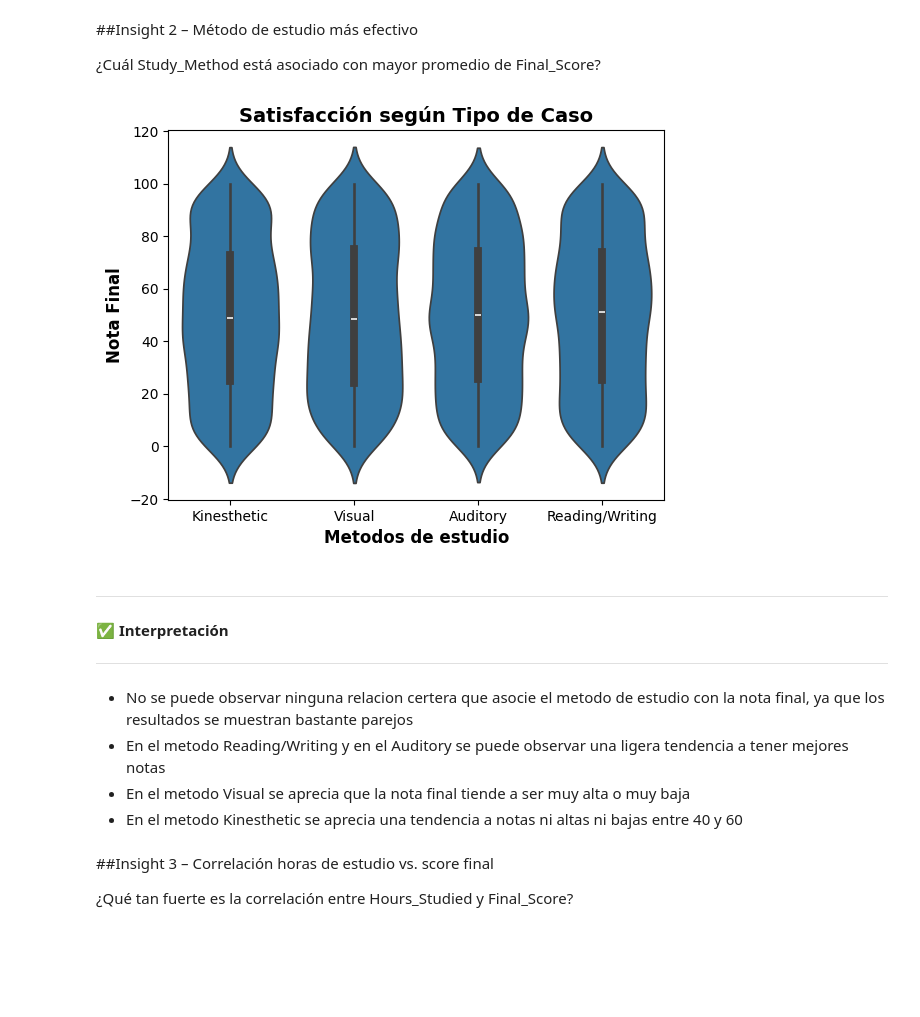
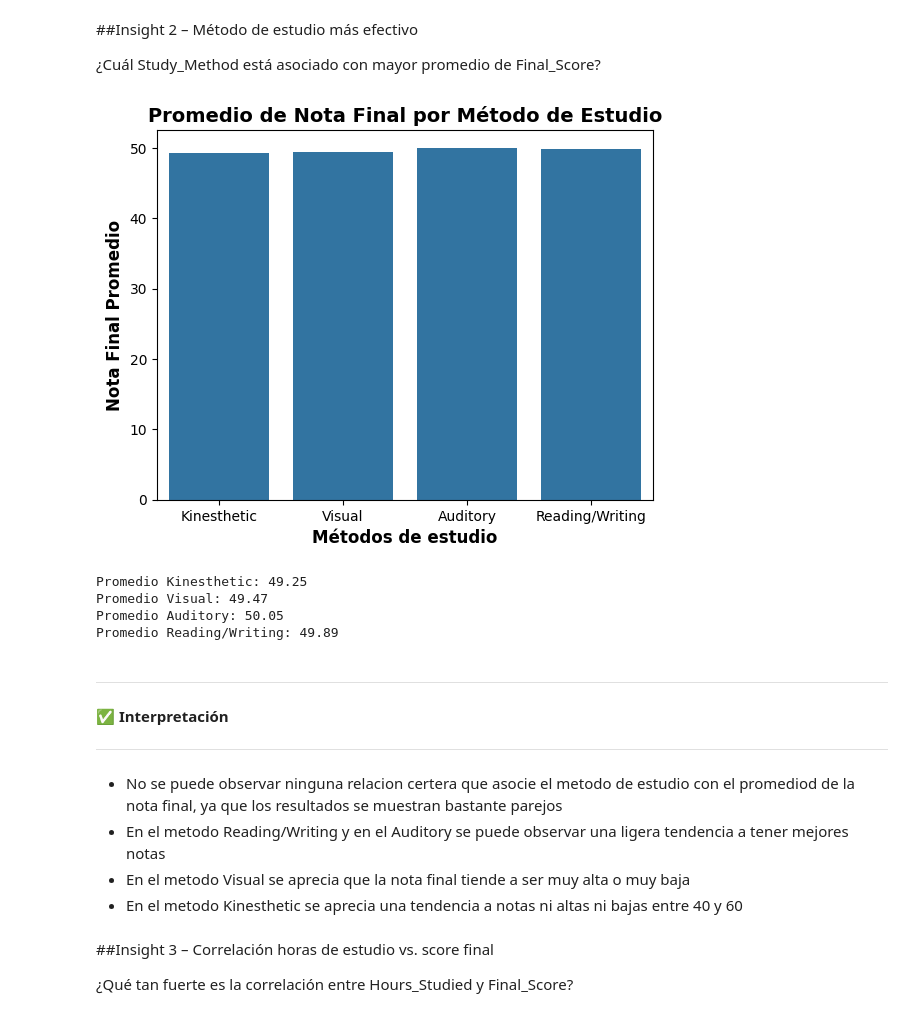
Before and after one commit to kotonitro/Inteligencia_Artificial_UBB, a Jupyter notebook: 620454_Base_Evaluacion_1_AnalisisExploratorio.ipynb, the cells around one changed output. Saved outputs shown, nothing was run; the diff lists cells and outputs as text; code cells hidden in the pictures; blank space fills up the shorter version.

```diff
--- a/620454_Base_Evaluacion_1_AnalisisExploratorio.ipynb
+++ b/620454_Base_Evaluacion_1_AnalisisExploratorio.ipynb
@@ -331,13 +331,25 @@ plt.show()
 
 ¿Cuál Study_Method está asociado con mayor promedio de Final_Score?
 # %%
-sns.violinplot(x='Study_Method', y='Final_Score', data=data_frame)
-plt.title("Satisfacción según Tipo de Caso", fontsize=14, fontweight="bold")
-plt.xlabel("Metodos de estudio", fontsize=12, fontweight="bold")
-plt.ylabel("Nota Final", fontsize=12, fontweight="bold")
+sns.barplot(x='Study_Method', y='Final_Score', data=data_frame, errorbar=None, estimator=np.mean)
+plt.title("Promedio de Nota Final por Método de Estudio", fontsize=14, fontweight="bold")
+plt.xlabel("Métodos de estudio", fontsize=12, fontweight="bold")
+plt.ylabel("Nota Final Promedio", fontsize=12, fontweight="bold")
 plt.show()
+Prom_Kine = data_frame[data_frame.Study_Method == 'Kinesthetic']['Final_Score'].mean()
+Prom_Visual =data_frame[data_frame.Study_Method == 'Visual']['Final_Score'].mean()
+Prom_Audi = data_frame[data_frame.Study_Method == 'Auditory']['Final_Score'].mean()
+Prom_Read =data_frame[data_frame.Study_Method == 'Reading/Writing']['Final_Score'].mean()
+print(f"Promedio Kinesthetic: {Prom_Kine:.2f}")
+print(f"Promedio Visual: {Prom_Visual:.2f}")
+print(f"Promedio Auditory: {Prom_Audi:.2f}")
+print(f"Promedio Reading/Writing: {Prom_Read:.2f}")
 # %% [output]
-[figure, old version]
+[figure, new version]
+Promedio Kinesthetic: 49.25
+Promedio Visual: 49.47
+Promedio Auditory: 50.05
+Promedio Reading/Writing: 49.89
 # %% [markdown]
 ---
 ✅ **Interpretación**
@@ -345,7 +357,7 @@ plt.show()
 ---
 
 
-+ No se puede observar ninguna relacion certera que asocie el metodo de estudio con la nota final, ya que los resultados se muestran bastante parejos
++ No se puede observar ninguna relacion certera que asocie el metodo de estudio con el promediod de la nota final, ya que los resultados se muestran bastante parejos
 + En el metodo Reading/Writing y en el Auditory se puede observar una ligera tendencia a tener mejores notas
 + En el metodo Visual se aprecia que la nota final tiende a ser muy alta o muy baja
 + En el metodo Kinesthetic se aprecia una tendencia a notas ni altas ni bajas entre 40 y 60
```
Also changed, not shown: parts of 1 cell of this notebook.
